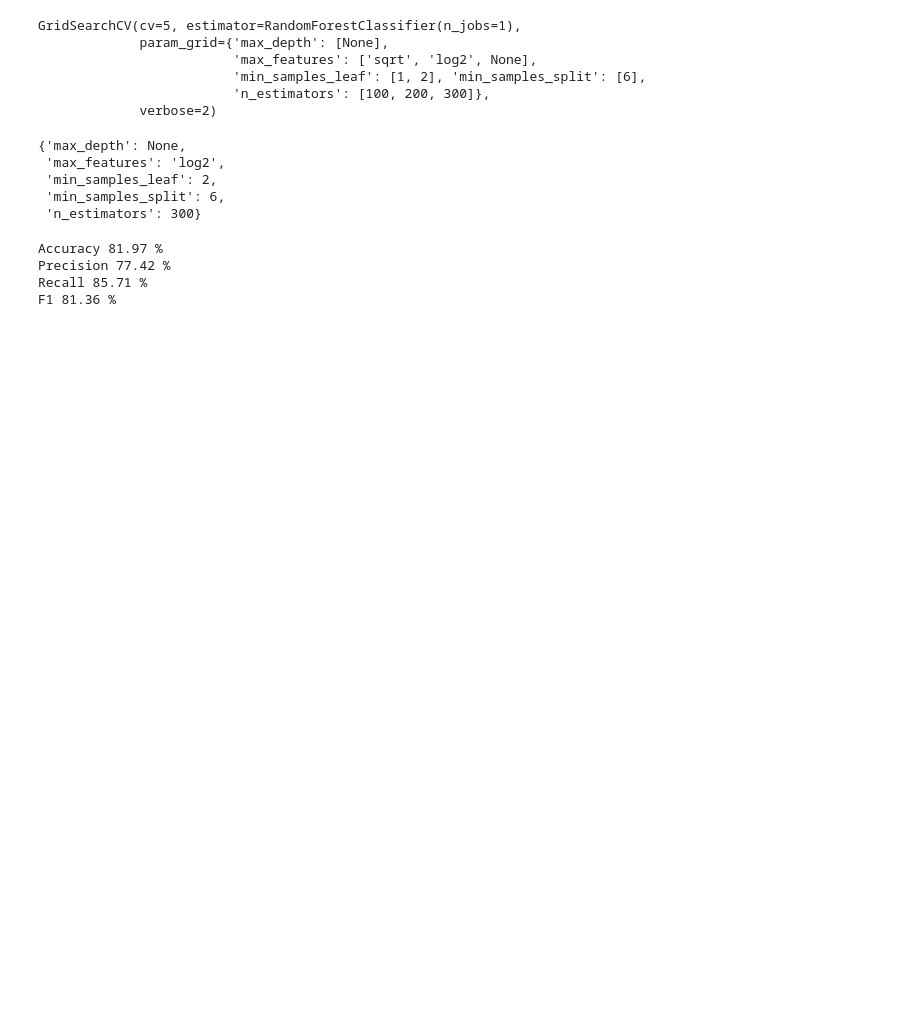
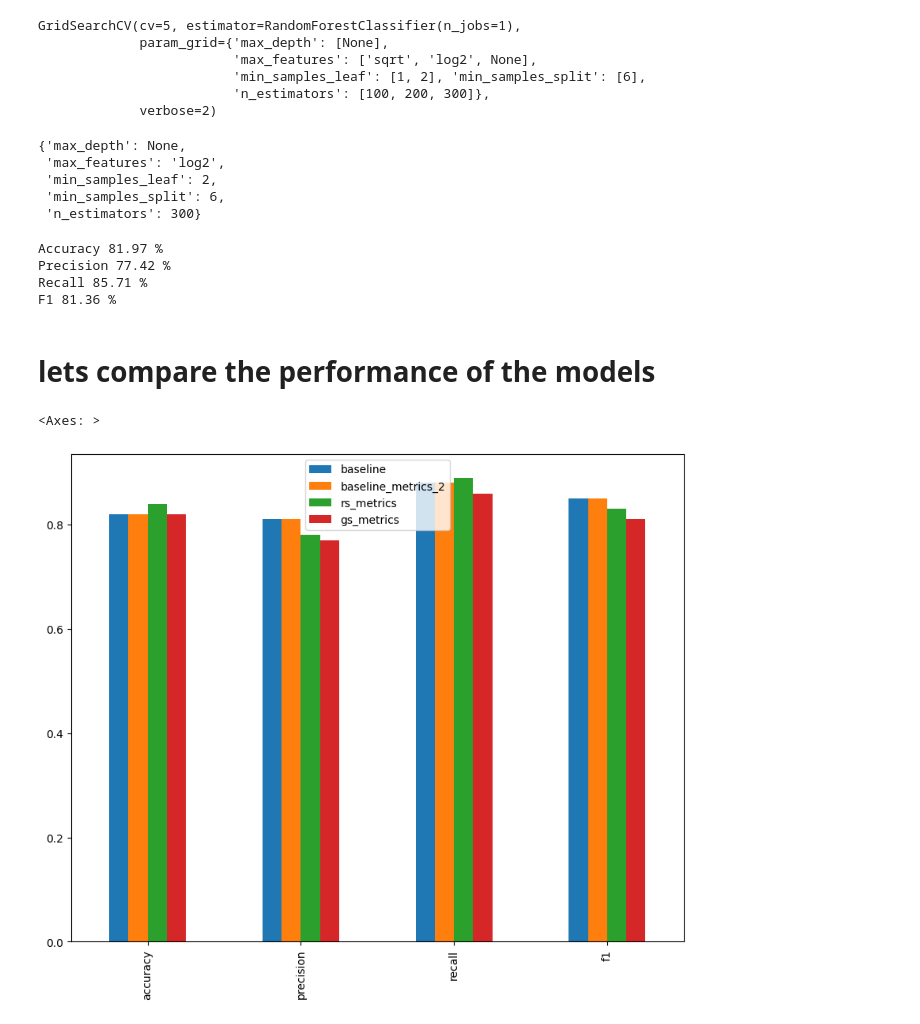
Before and after one commit to Abhi-pacific/Machine-learning-course, a Jupyter notebook: convert data to numbers and fix missing values.ipynb, the cells around one changed output. Cells and saved outputs as stored; diff of their text form; code cells hidden in the pictures; blank space fills up the shorter version.

```diff
--- a/convert data to numbers and fix missing values.ipynb
+++ b/convert data to numbers and fix missing values.ipynb
@@ -1434,3 +1434,18 @@ Accuracy 81.97 %
 Precision 77.42 %
 Recall 85.71 %
 F1 81.36 %
+# %% [markdown]
+# lets compare the performance of the models
+# %%
+compare_matrics = pd.DataFrame(
+    {
+        "baseline":baseline_metrics,
+        "baseline_metrics_2" :baseline_metrics_2,
+        "rs_metrics":rs_metrics,
+        "gs_metrics":gs_metrics
+    }
+)
+compare_matrics.plot.bar(figsize=(10,8))
+# %% [output]
+<Axes: >
+[figure, added]
```
Also changed, not shown: parts of 4 cells of this notebook, 1 other file.
